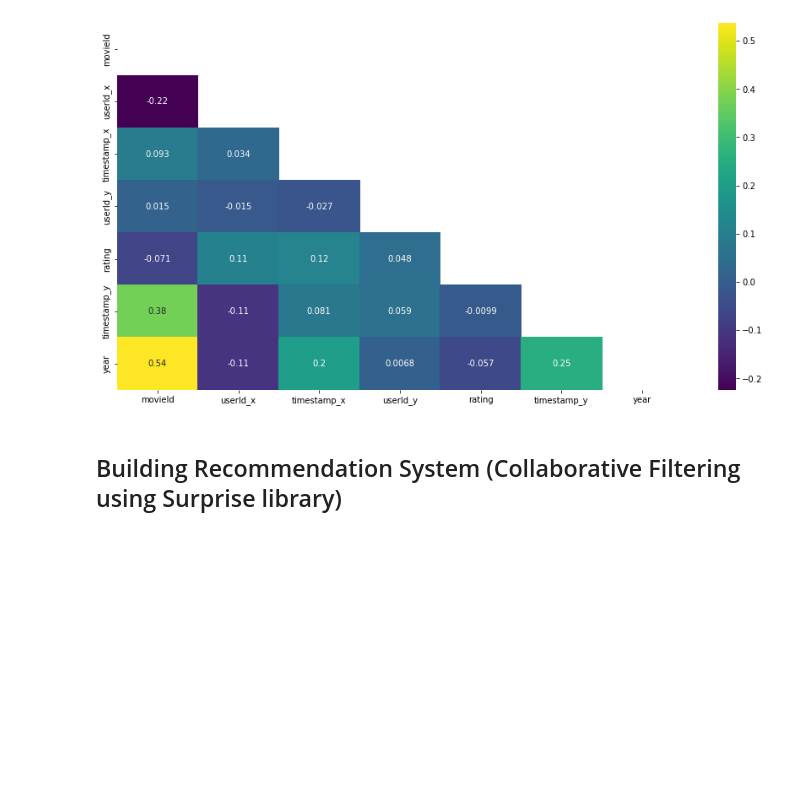
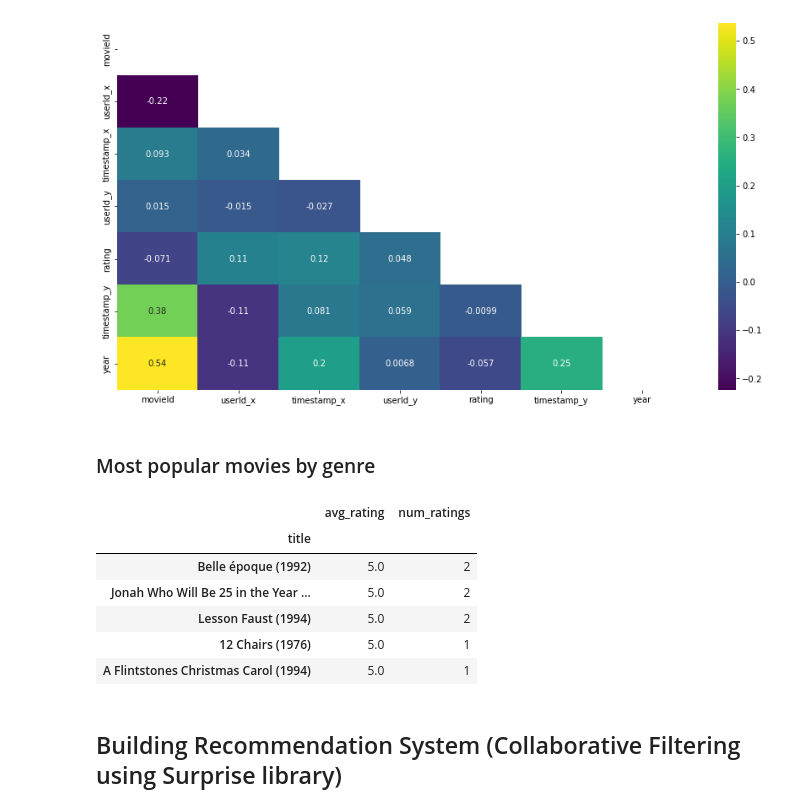
Before and after one commit to randellmwania/Movie-Recommendation-System, a Jupyter notebook: movie.ipynb, the cells around one changed output. Saved outputs shown, nothing was run; the diff lists cells and outputs as text; code cells hidden in the pictures; blank space fills up the shorter version.

Commit message:
Added function

```diff
--- a/movie.ipynb
+++ b/movie.ipynb
@@ -467,6 +467,44 @@ sns.heatmap(merged_df.corr(), annot=True, cmap='viridis', mask=mask)
 plt.show()
 # %% [output]
 [figure]
+# %% [markdown]
+### Most popular movies by genre
+# %%
+# Merge datasets based on movieId
+movie_ratings = pd.merge(ratings_data, movies_data, on='movieId')
+
+# Function to get the most popular movies by genre
+def get_most_popular_by_genre(genre, top_n=5):
+    # Filter movies by genre
+    genre_movies = movie_ratings[movie_ratings['genres'].str.contains(genre, case=False)]
+
+    # Calculate average ratings and number of ratings for each movie
+    genre_movie_stats = genre_movies.groupby('title').agg({'rating': ['mean', 'count']})
+
+    # Rename columns for clarity
+    genre_movie_stats.columns = ['avg_rating', 'num_ratings']
+
+    # Sort by average rating and number of ratings
+    sorted_genre_movies = genre_movie_stats.sort_values(by=['avg_rating', 'num_ratings'], ascending=[False, False])
+
+    # Select the top N movies
+    top_movies = sorted_genre_movies.head(top_n)
+
+    return top_movies
+# %%
+get_most_popular_by_genre('Comedy', top_n=5)
+
+# Display the result
+#print(f"Top 5 Most Popular genre Movies:")
+#print(top_action_movies)
+# %% [output]
+|  | avg_rating | num_ratings |
+| title |  |  |
+| Belle époque (1992) | 5.0 | 2 |
+| Jonah Who Will Be 25 in the Year ... | 5.0 | 2 |
+| Lesson Faust (1994) | 5.0 | 2 |
+| 12 Chairs (1976) | 5.0 | 1 |
+| A Flintstones Christmas Carol (1994) | 5.0 | 1 |
 # %% [markdown]
 ## Building Recommendation System (Collaborative Filtering using Surprise library)
 # %%
```
